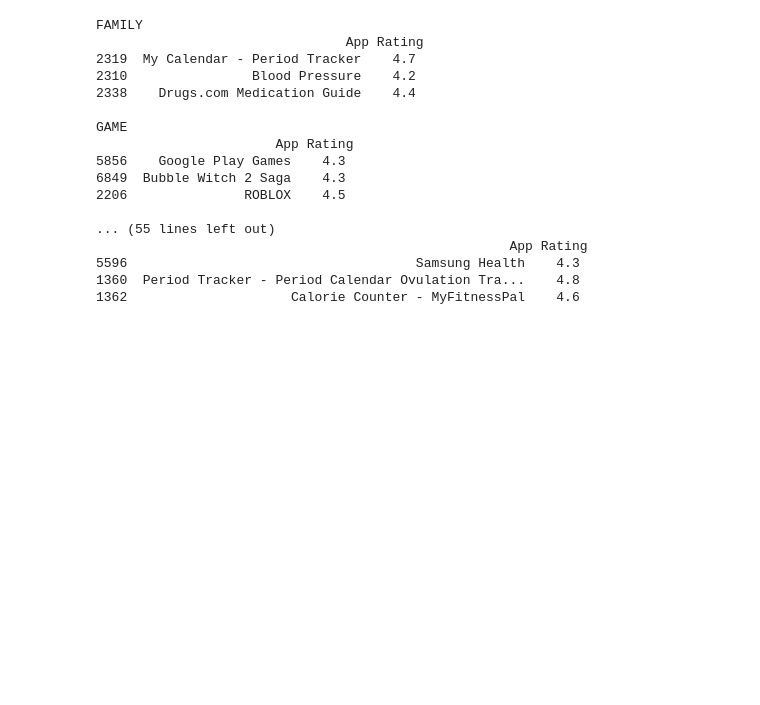
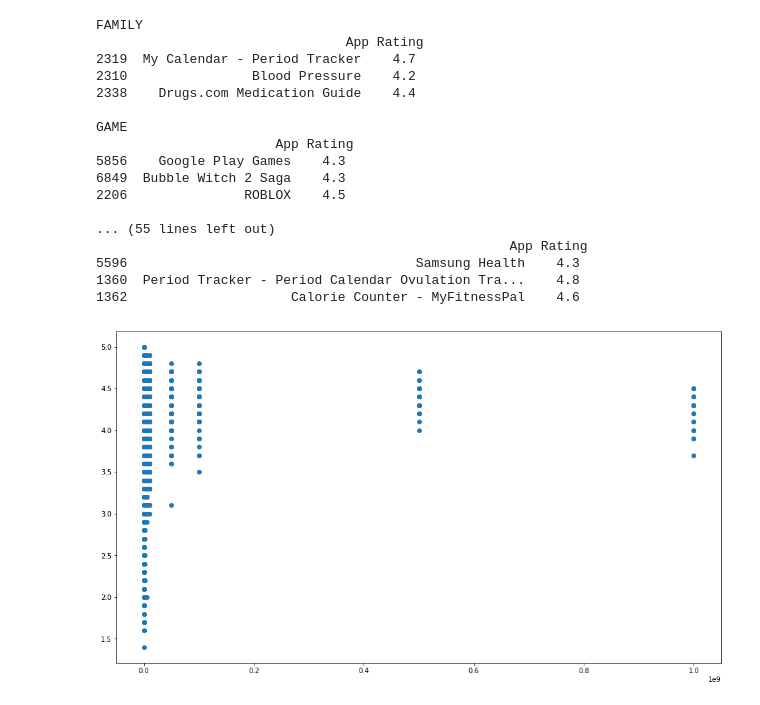
Before and after one commit to Jasonshi001/IE5374_project, a Jupyter notebook: draft_.ipynb, the cells around one changed output. Cells and saved outputs as stored; diff of their text form; code cells hidden in the pictures; blank space fills up the shorter version.

Commit message:
scatter plot & model fitting

```diff
--- a/draft_.ipynb
+++ b/draft_.ipynb
@@ -384,0 +373,8 @@ GAME
+# %%
+#scatter plot of ratings & installs
+pylab.rcParams['figure.figsize'] = (16, 9)
+log_installs = df_apps.installs_int.apply(log)
+plt.scatter(df_apps.installs_int, df_apps.Rating)
+plt.show()
+# %% [output]
+[figure, added]
```
Also changed, not shown: parts of 8 cells of this notebook.
